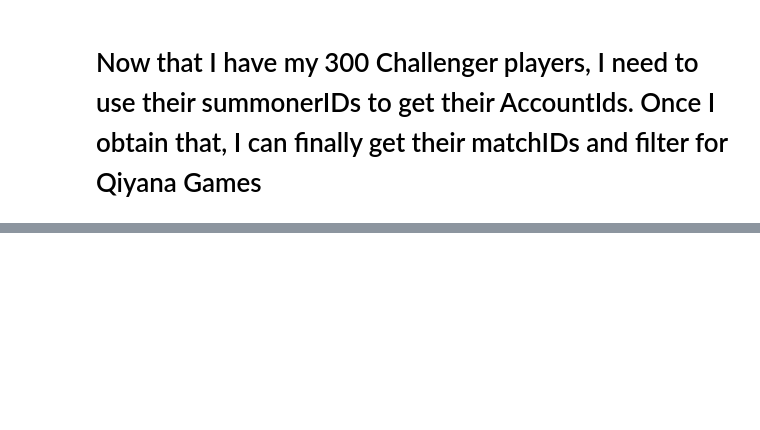
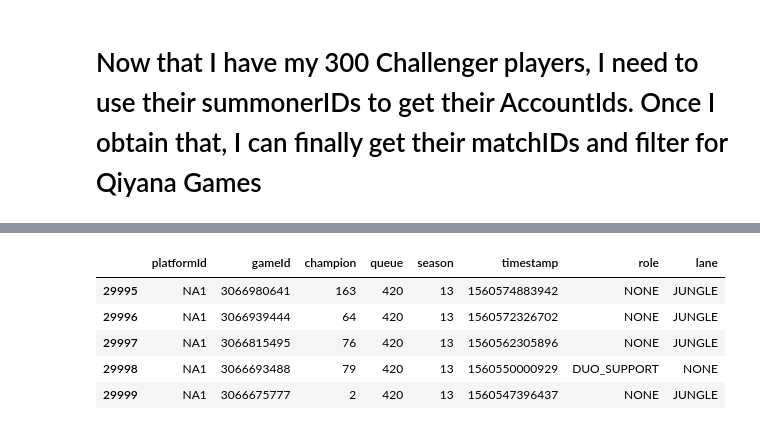
Before and after one commit to hiowatah/Analysis-of-Qiyana-LoL, a Jupyter notebook: API Call/API Call.ipynb, the cells around one changed output, grey strips where cells are left out. Drawn from its saved outputs; the diff is of its cells as text; code cells hidden in the pictures; blank space fills up the shorter version.

Commit message:
obtain match histories

```diff
--- a/API Call/API Call.ipynb
+++ b/API Call/API Call.ipynb
@@ -81,0 +118,40 @@ for summoners in summoner_ids:
+# %%
+platformId = []
+gameId = []
+champion = []
+queue = []
+season = []
+timestamp = []
+role = []
+lane = []
+# %%
+for matches in match_list:
+    for match in matches:
+        platformId.append(match['platformId'])
+        gameId.append(match['gameId'])
+        champion.append(match['champion'])
+        queue.append(match['queue'])
+        season.append(match['season'])
+        timestamp.append(match['timestamp'])
+        role.append(match['role'])
+        lane.append(match['lane'])
+# %%
+df2 = pd.DataFrame()
+# %%
+df2['platformId'] = platformId
+df2['gameId'] = gameId
+df2['champion'] = champion
+df2['queue'] = queue
+df2['season'] = season
+df2['timestamp'] = timestamp
+df2['role'] = role
+df2['lane'] = lane
+# %%
+df2.tail()
+# %% [output]
+|  | platformId | gameId | champion | queue | season | timestamp | role | lane |
+| 29995 | NA1 | 3066980641 | 163 | 420 | 13 | 1560574883942 | NONE | JUNGLE |
+| 29996 | NA1 | 3066939444 | 64 | 420 | 13 | 1560572326702 | NONE | JUNGLE |
+| 29997 | NA1 | 3066815495 | 76 | 420 | 13 | 1560562305896 | NONE | JUNGLE |
+| 29998 | NA1 | 3066693488 | 79 | 420 | 13 | 1560550000929 | DUO_SUPPORT | NONE |
+| 29999 | NA1 | 3066675777 | 2 | 420 | 13 | 1560547396437 | NONE | JUNGLE |
```
Also changed, not shown: parts of 13 cells of this notebook, 1 other file.
